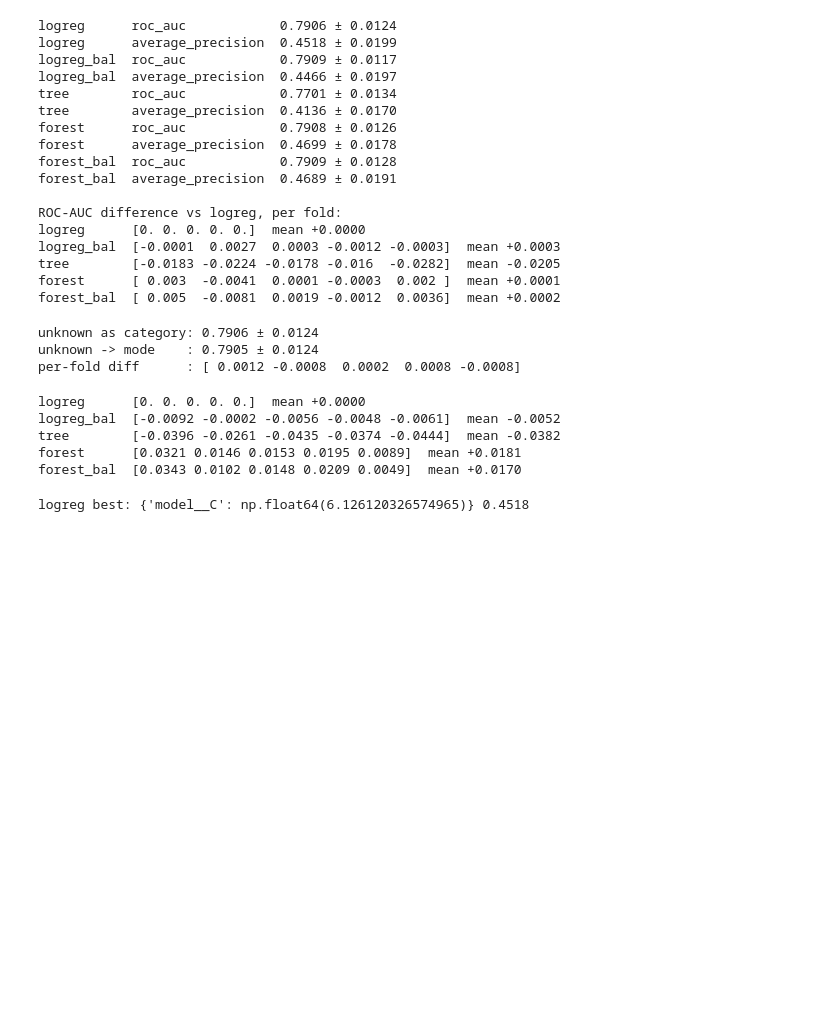
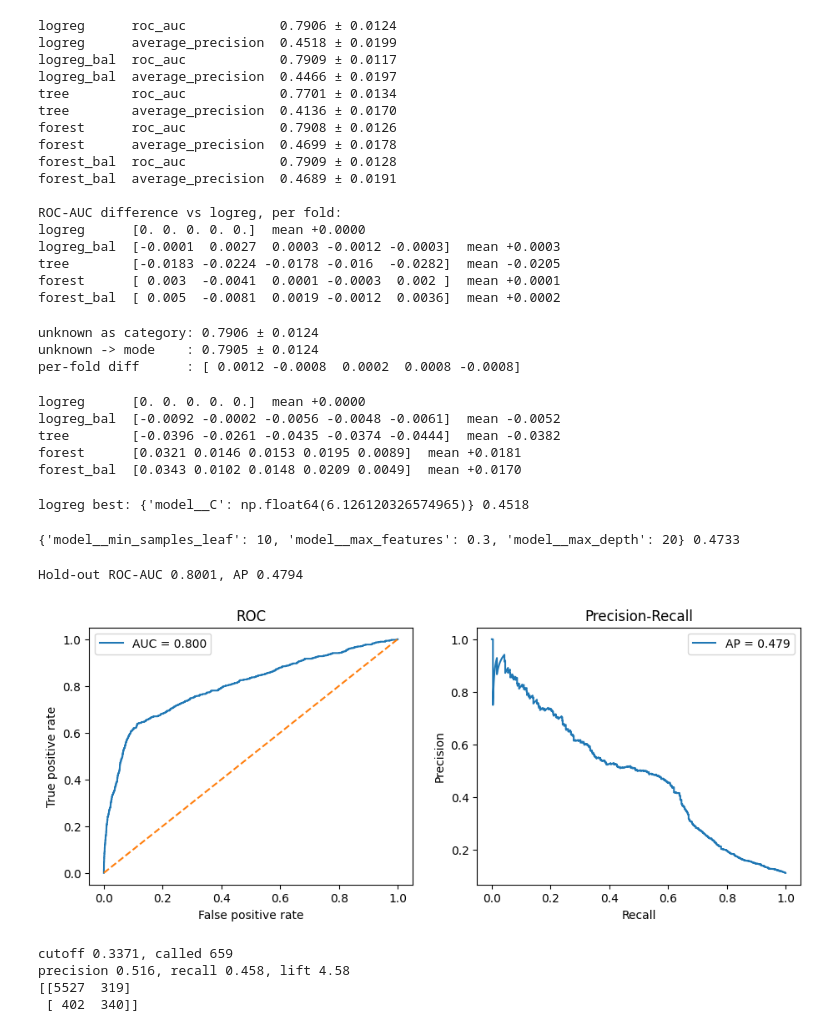
Before and after one commit to aziko04042006-hue/zhumanov_ML_task_3, a Jupyter notebook: zhumanov_task3.ipynb, the cells around one changed output. Saved outputs shown, nothing was run; the diff lists cells and outputs as text; code cells hidden in the pictures; blank space fills up the shorter version.

Commit message:
Final evaluation, model and predictions

```diff
--- a/zhumanov_task3.ipynb
+++ b/zhumanov_task3.ipynb
@@ -360,0 +370,61 @@ logreg best: {'model__C': np.float64(6.126120326574965)} 0.4518
+# %%
+from sklearn.model_selection import RandomizedSearchCV
+
+space_rf = {
+    "model__max_depth": [8, 12, 20, None],
+    "model__min_samples_leaf": [3, 5, 10, 20],
+    "model__max_features": ["sqrt", 0.3, 0.5],
+}
+rs_rf = RandomizedSearchCV(
+    make_pipe(RandomForestClassifier(n_estimators=200, n_jobs=-1, random_state=SEED)),
+    space_rf, n_iter=6, scoring="average_precision", cv=cv, random_state=SEED, n_jobs=1)
+rs_rf.fit(X_dev, y_dev)
+print(rs_rf.best_params_, round(rs_rf.best_score_, 4))
+# %% [output]
+{'model__min_samples_leaf': 10, 'model__max_features': 0.3, 'model__max_depth': 20} 0.4733
+# %%
+import numpy as np
+from sklearn.ensemble import RandomForestClassifier
+from sklearn.metrics import (roc_auc_score, average_precision_score, roc_curve,
+                             precision_recall_curve, confusion_matrix)
+
+final_model = RandomForestClassifier(n_estimators=200, min_samples_leaf=5,
+                                     n_jobs=-1, random_state=SEED)
+
+final_pipe = make_pipe(final_model)
+final_pipe.fit(X_dev, y_dev)
+s = final_pipe.predict_proba(X_hold)[:, 1]
+
+auc = roc_auc_score(y_hold, s)
+ap = average_precision_score(y_hold, s)
+print(f"Hold-out ROC-AUC {auc:.4f}, AP {ap:.4f}")
+
+fig, ax = plt.subplots(1, 2, figsize=(11, 4))
+fpr, tpr, _ = roc_curve(y_hold, s)
+ax[0].plot(fpr, tpr, label=f"AUC = {auc:.3f}")
+ax[0].plot([0, 1], [0, 1], "--")
+ax[0].set(xlabel="False positive rate", ylabel="True positive rate", title="ROC")
+ax[0].legend()
+p, r, _ = precision_recall_curve(y_hold, s)
+ax[1].plot(r, p, label=f"AP = {ap:.3f}")
+ax[1].set(xlabel="Recall", ylabel="Precision", title="Precision-Recall")
+ax[1].legend()
+plt.show()
+
+k = int(round(0.10 * len(s)))
+cutoff = np.sort(s)[::-1][k - 1]
+pred = (s >= cutoff).astype(int)
+tn, fp, fn, tp = confusion_matrix(y_hold, pred).ravel()
+precision = tp / (tp + fp)
+recall = tp / (tp + fn)
+lift = precision / y_hold.mean()
+print(f"cutoff {cutoff:.4f}, called {pred.sum()}")
+print(f"precision {precision:.3f}, recall {recall:.3f}, lift {lift:.2f}")
+print(confusion_matrix(y_hold, pred))
+# %% [output]
+Hold-out ROC-AUC 0.8001, AP 0.4794
+[figure, added]
+cutoff 0.3371, called 659
+precision 0.516, recall 0.458, lift 4.58
+[[5527  319]
+ [ 402  340]]
```
Also changed, not shown: parts of 3 cells of this notebook, 2 other files.
